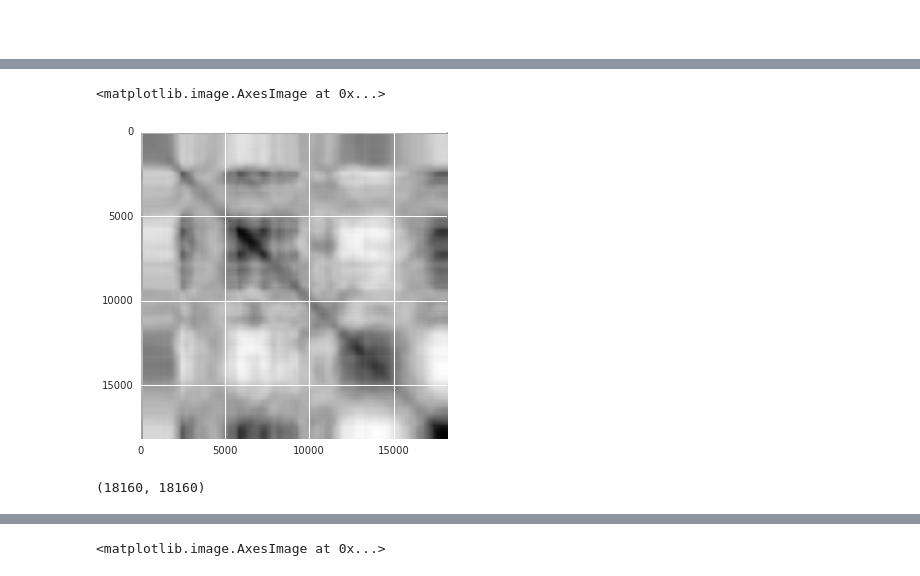
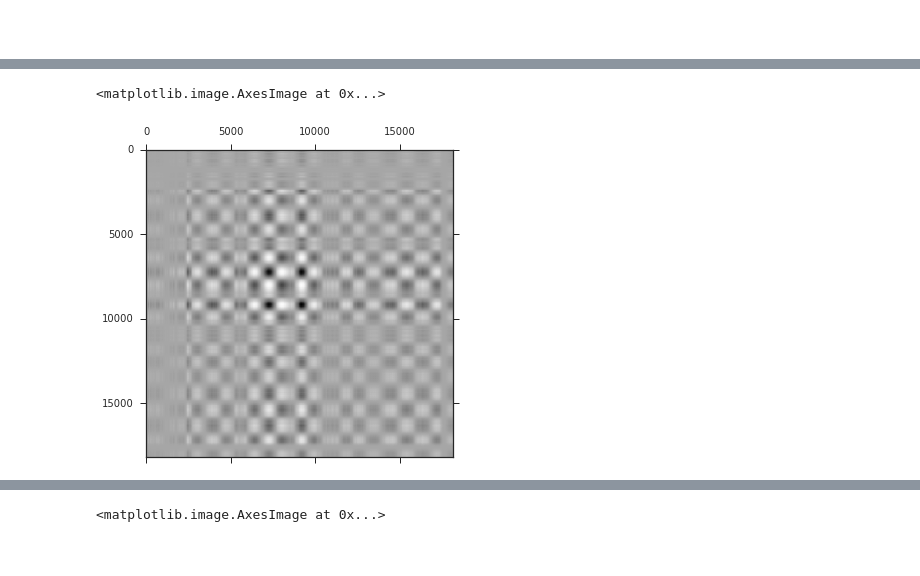
Before and after one commit to DesignInformaticsLab/EcoRacer2016, a Jupyter notebook: testing_NB.ipynb, the cells around one changed output, grey strips where cells are left out. Drawn from its saved outputs; the diff is of its cells as text; code cells hidden in the pictures.

```diff
--- a/testing_NB.ipynb
+++ b/testing_NB.ipynb
@@ -259,13 +120,13 @@ plt.plot(np.diag(vis))
 # %%
 from scipy.linalg import pinv2, inv
+#vis_sp = io.mmread("test.mtx")
 visI = pinv2(vis)
-plt.imshow(visI)
+#plt.imshow(visI)
-# %% [output]
-<matplotlib.image.AxesImage at 0x...>
-[figure, removed]
 # %%
 visI.shape
+plt.matshow(visI)
 # %% [output]
-(18160, 18160)
+<matplotlib.image.AxesImage at 0x...>
+[figure, added]
 # %%
 A[:2].sum(axis=0)
```
Also changed, not shown: parts of 58 cells of this notebook, 8 other files.
